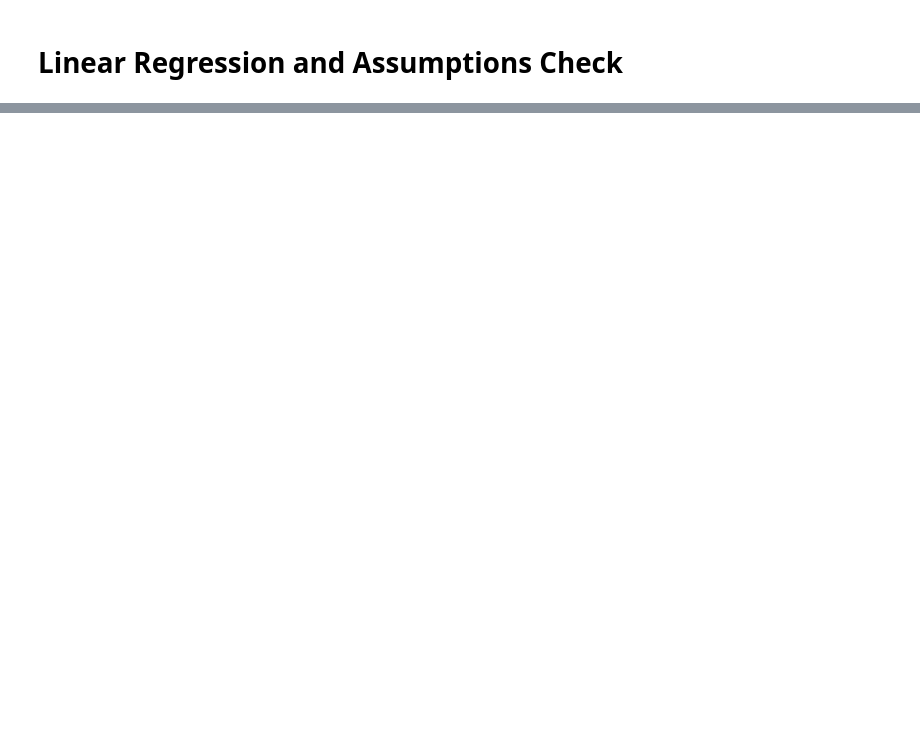
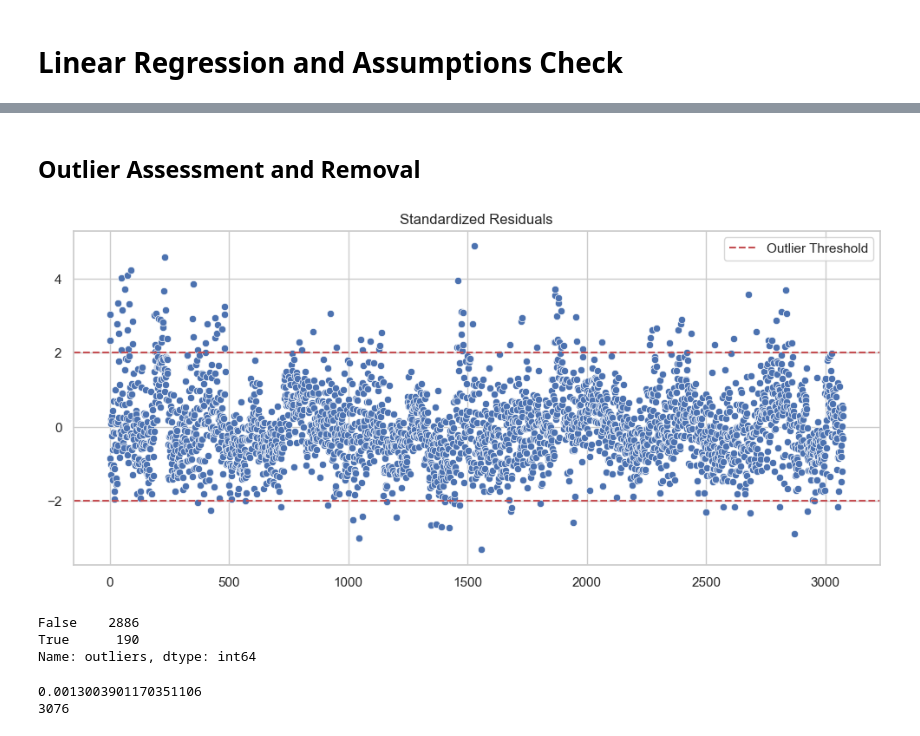
Before and after one commit to mfarme/eHealthEquity, a Jupyter notebook: Research/Analysis/RQ1 Analysis.ipynb, the cells around one changed output, grey strips where cells are left out. Drawn from its saved outputs; the diff is of its cells as text; code cells hidden in the pictures; blank space fills up the shorter version.

```diff
--- a/Research/Analysis/RQ1 Analysis.ipynb
+++ b/Research/Analysis/RQ1 Analysis.ipynb
@@ -234,0 +200,36 @@ display(omnibus.round(2))
+# %% [markdown]
+## Outlier Assessment and Removal
+# %%
+#outlier detection Cook's Distance
+influence = OLSInfluence(results)
+standardized_residuals = influence.resid_studentized_internal
+leverage = influence.hat_matrix_diag
+cooks_d = influence.cooks_distance
+
+plt.figure(figsize=(12, 5))
+sns.scatterplot(x=range(len(standardized_residuals)), y=standardized_residuals)
+plt.axhline(y=2, color='r', linestyle='--', label='Outlier Threshold')
+plt.axhline(y=-2, color='r', linestyle='--')
+plt.title('Standardized Residuals')
+plt.legend()
+plt.show()
+
+df_outliers = df.copy()
+df_outliers['standardized_residuals'] = standardized_residuals
+df_outliers['leverage'] = leverage
+df_outliers['cooks_d'] = cooks_d[0]
+
+#identify outliers using Cook's Distance 4/n
+df_outliers['outliers'] = df_outliers['cooks_d'] > 4/len(df_outliers)
+df_outliers[df_outliers['outliers'] == True]
+display(df_outliers['outliers'].value_counts())
+
+print(4/len(df_outliers))
+print(len(df_outliers))
+# %% [output]
+[figure, added]
+False    2886
+True      190
+Name: outliers, dtype: int64
+0.0013003901170351106
+3076
```
Also changed, not shown: parts of 14 cells of this notebook, 14 other files.
